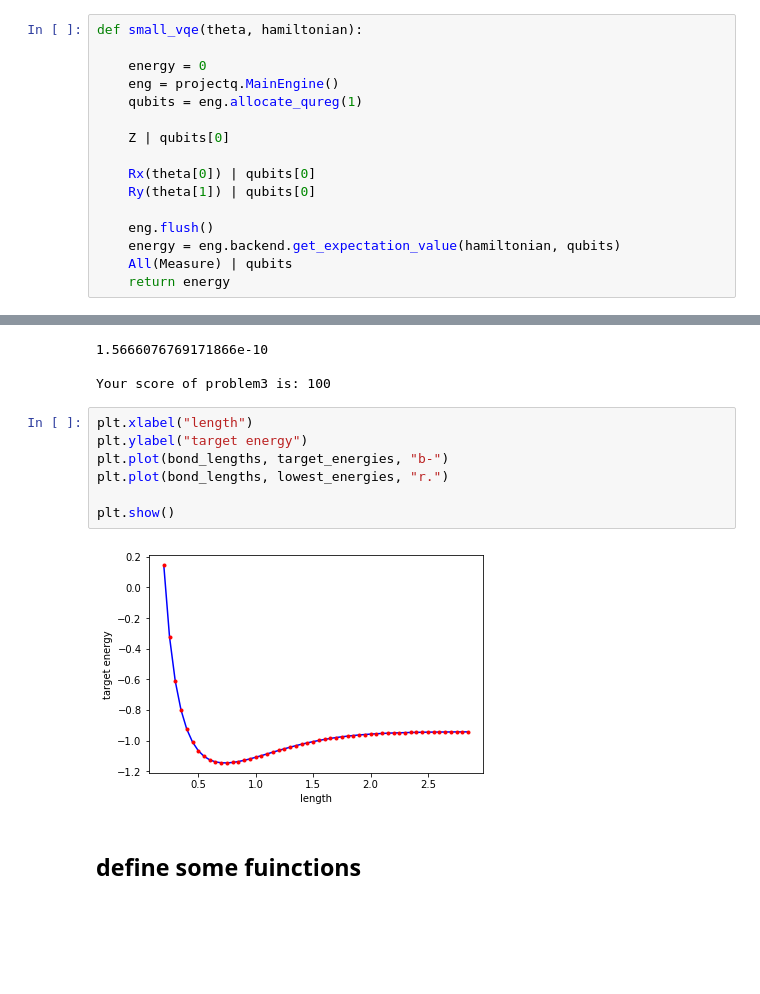
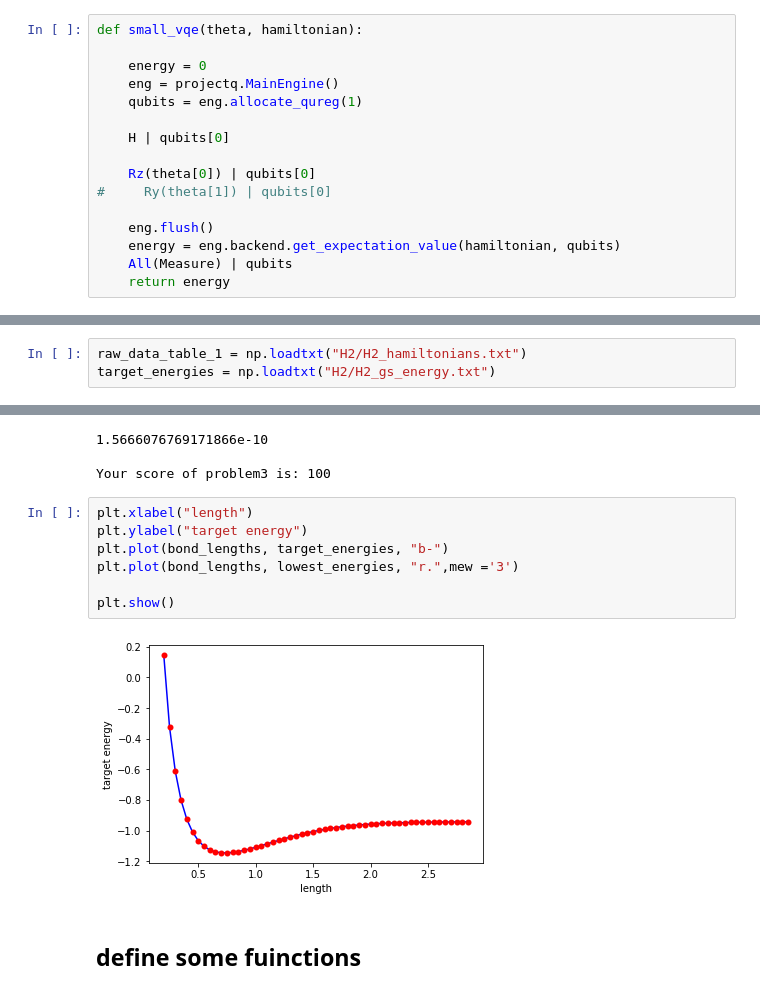
Before and after one commit to QuContractor/VQE_tutorial, a Jupyter notebook: VQE_tutorial_1.ipynb, the cells around one changed output, grey strips where cells are left out. Cells and saved outputs as stored; diff of their text form; blank space fills up the shorter version.

```diff
--- a/VQE_tutorial_1.ipynb
+++ b/VQE_tutorial_1.ipynb
@@ -64,10 +61,10 @@ def small_vqe(theta, hamiltonian):
     eng = projectq.MainEngine()
     qubits = eng.allocate_qureg(1)
 
-    Z | qubits[0]
+    H | qubits[0]
 
-    Rx(theta[0]) | qubits[0]
-    Ry(theta[1]) | qubits[0]
+    Rz(theta[0]) | qubits[0]
+#     Ry(theta[1]) | qubits[0]
 
     eng.flush()
     energy = eng.backend.get_expectation_value(hamiltonian, qubits)
@@ -91,3 +90,6 @@ minimum
+# %%
+raw_data_table_1 = np.loadtxt("H2/H2_hamiltonians.txt")
+target_energies = np.loadtxt("H2/H2_gs_energy.txt")
 # %%
 bond_lengths = [k[0] for k in raw_data_table_1];
 
@@ -195,12 +196,12 @@ Your score of problem3 is: 100
 # %%
 plt.xlabel("length")
 plt.ylabel("target energy")
 plt.plot(bond_lengths, target_energies, "b-")
-plt.plot(bond_lengths, lowest_energies, "r.")
+plt.plot(bond_lengths, lowest_energies, "r.",mew ='3')
 
 plt.show()
 # %% [output]
-[figure, old version]
+[figure, new version]
 # %% [markdown]
 ## define some fuinctions
 # %%
```
Also changed, not shown: parts of 19 cells of this notebook, 10 other files.
